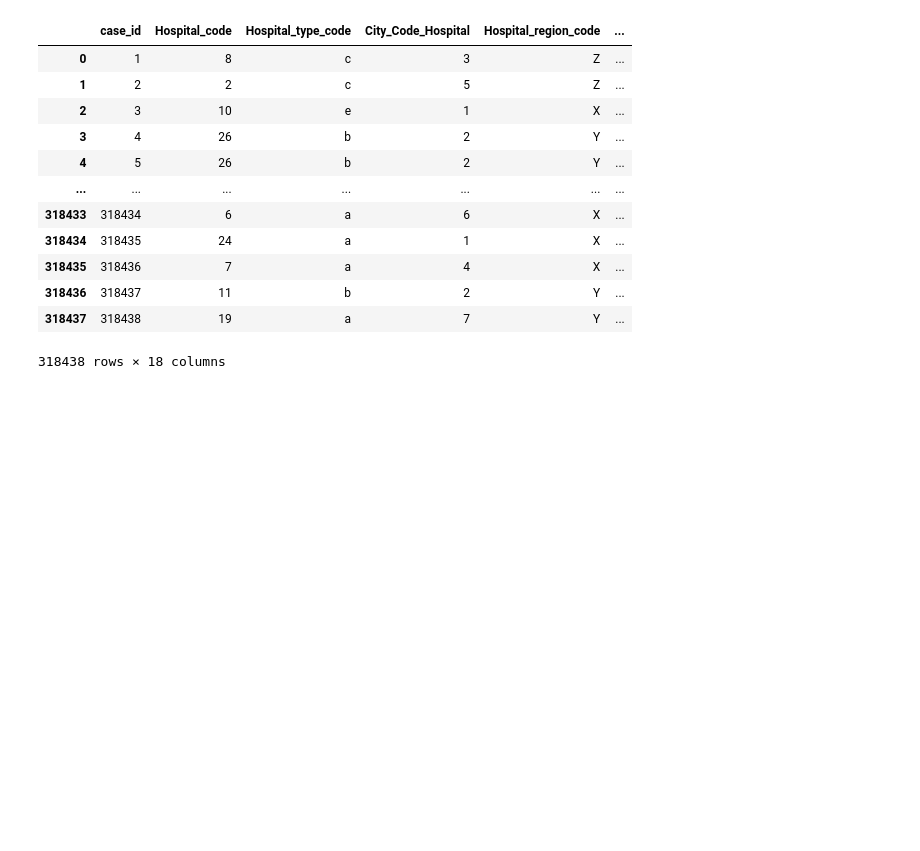
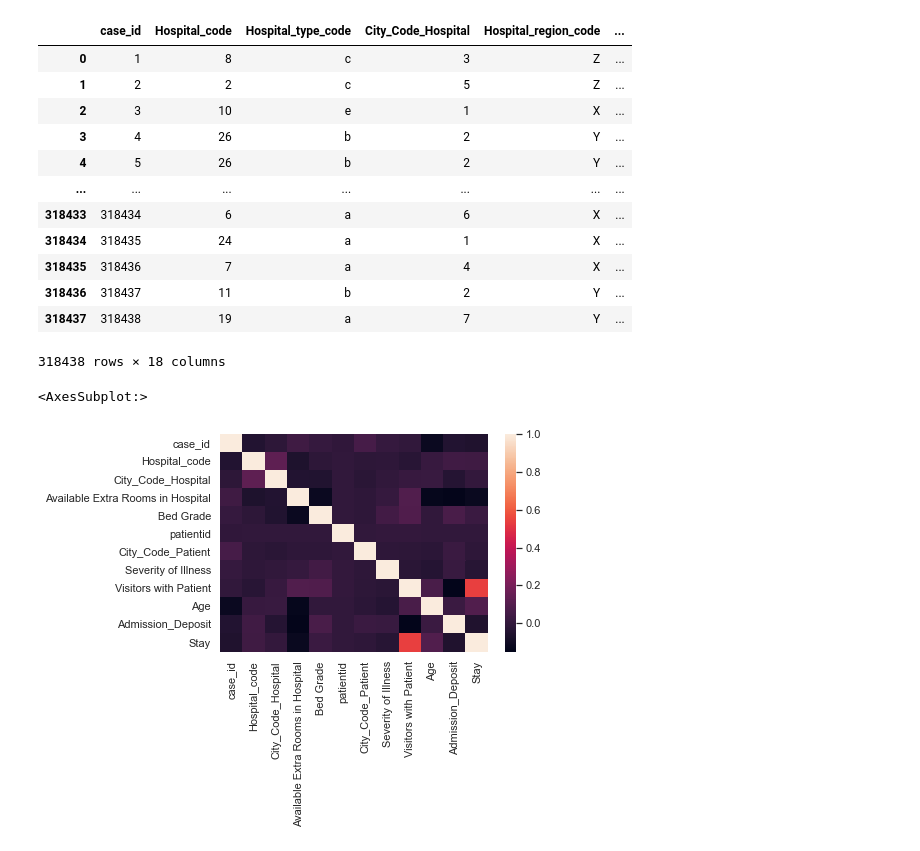
Before and after one commit to nikhilkarve/lengthOfStay, a Jupyter notebook: code/LengthOfStayV1.ipynb, the cells around one changed output. Cells and saved outputs as stored; diff of their text form; code cells hidden in the pictures; blank space fills up the shorter version.

```diff
--- a/code/LengthOfStayV1.ipynb
+++ b/code/LengthOfStayV1.ipynb
@@ -1127,3 +1130,8 @@ raw_train_data
 | 318436 | 318437 | 11 | b | 2 | Y | ... |
 | 318437 | 318438 | 19 | a | 7 | Y | ... |
 318438 rows × 18 columns
+# %%
+sns.heatmap(raw_train_data.corr())
+# %% [output]
+<AxesSubplot:>
+[figure, added]
```
Also changed, not shown: parts of 67 cells of this notebook.
